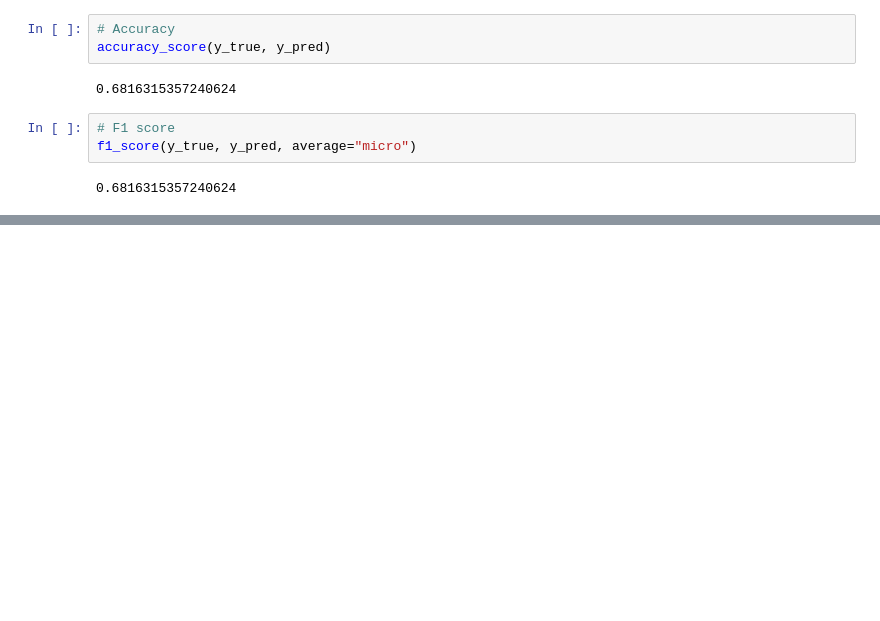
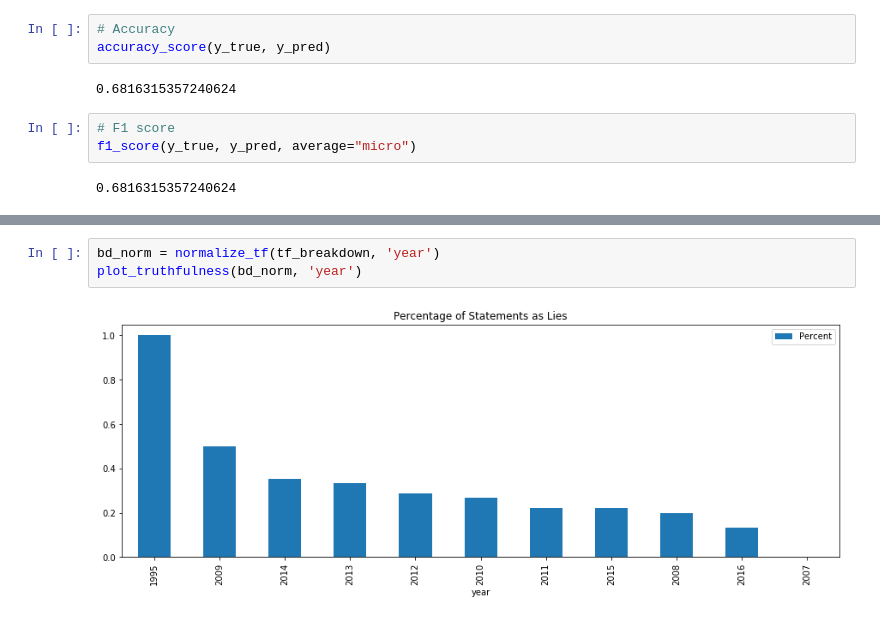
Before and after one commit to mikanikos/Features-of-Lies, a Jupyter notebook: Exploration.ipynb, the cells around one changed output, grey strips where cells are left out. Saved outputs shown, nothing was run; the diff lists cells and outputs as text; blank space fills up the shorter version.

```diff
--- a/Exploration.ipynb
+++ b/Exploration.ipynb
@@ -630,0 +672,5 @@ This ends the initial Exploration of the dataset. In this notebook, we have gath
+# %%
+bd_norm = normalize_tf(tf_breakdown, 'year')
+plot_truthfulness(bd_norm, 'year')
+# %% [output]
+[figure, added]
```
Also changed, not shown: parts of 11 cells of this notebook.
